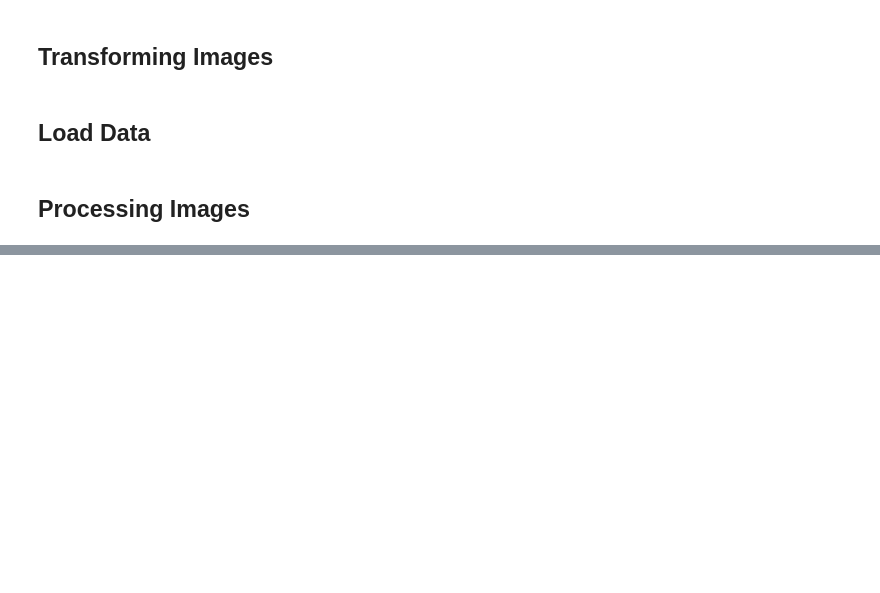
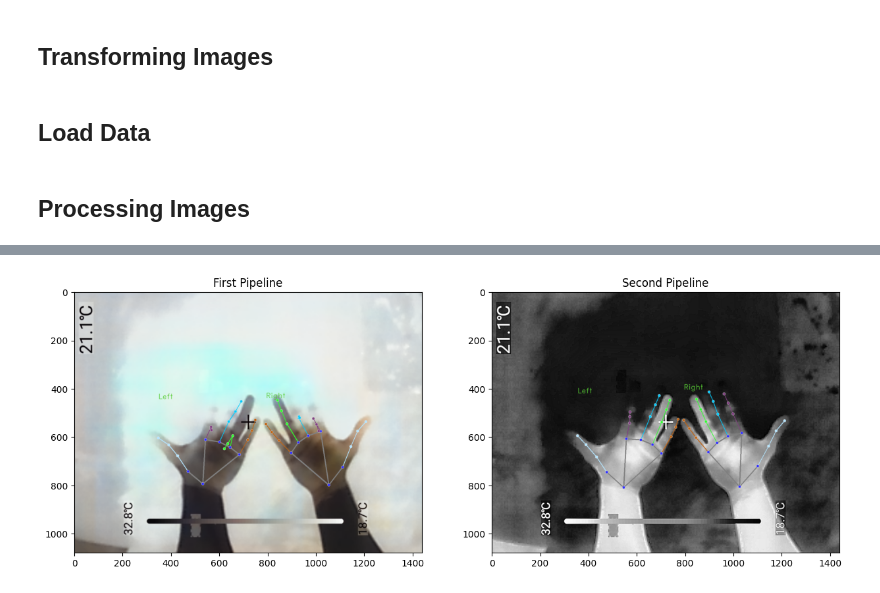
Before and after one commit to Zosiart/IR_Hand_Landmark_Recognition_Thesis_Project, a Jupyter notebook: src/landmark-recognition/compare-results.ipynb, the cells around one changed output, grey strips where cells are left out. Drawn from its saved outputs; the diff is of its cells as text; code cells hidden in the pictures; blank space fills up the shorter version.

```diff
--- a/src/landmark-recognition/compare-results.ipynb
+++ b/src/landmark-recognition/compare-results.ipynb
@@ -1044,0 +1224,42 @@ Results for advanced enhancement - Left: 55.55%, Right: 67.36%
+# %%
+image = cv2.imread(image_68_path)
+rotated = cv2.rotate(image, cv2.ROTATE_90_COUNTERCLOCKWISE)
+rotated_path = f"../../resources/stylized-pictures/rotated/{image_68_name}_rotated.png"
+cv2.imwrite(rotated_path, rotated)
+image_68_path = rotated_path
+
+first_pipeline_image_path = execute_transformation_pipeline(image_68_path, image_68_name)
+
+second_pipeline_image_path = execute_transformation_pipeline_with_no_visible_fingers(image_68_path, image_68_name)
+
+# Predict
+image = mp.Image.create_from_file(first_pipeline_image_path)
+results = gesture_recognizer.recognize(image)
+
+image_first = cv2.imread(first_pipeline_image_path)
+image_first = cv2.cvtColor(image_first, cv2.COLOR_BGR2RGB)
+
+# Draw landmarks
+annotated_first = draw_landmarks_on_image(image_first, results)
+
+image = mp.Image.create_from_file(second_pipeline_image_path)
+results = gesture_recognizer.recognize(image)
+
+image_second = cv2.imread(second_pipeline_image_path)
+image_second = cv2.cvtColor(image_second, cv2.COLOR_BGR2RGB)
+
+annotated_second = draw_landmarks_on_image(image_second, results)
+
+# Plot the images
+plt.figure(figsize=(15, 15))
+plt.subplot(1, 2, 1)
+plt.imshow(annotated_first)
+plt.title("First Pipeline")
+
+plt.subplot(1, 2, 2)
+plt.imshow(annotated_second)
+plt.title("Second Pipeline")
+
+plt.show()
+# %% [output]
+[figure, added]
```
Also changed, not shown: parts of 18 cells of this notebook.
